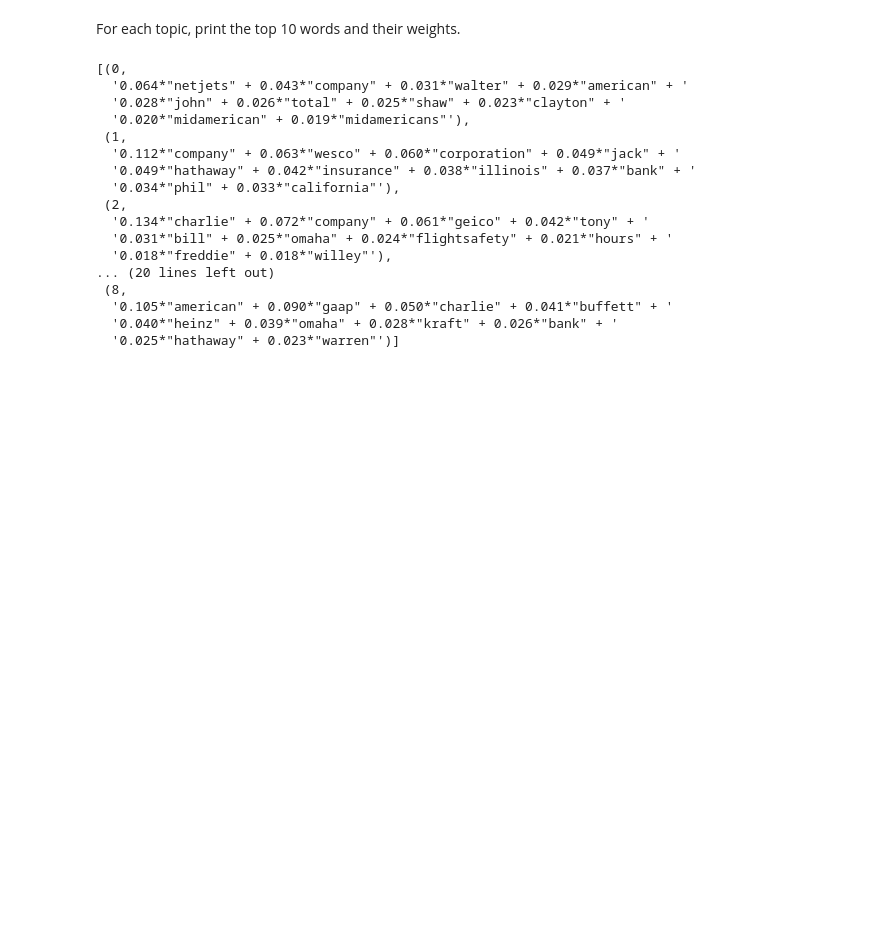
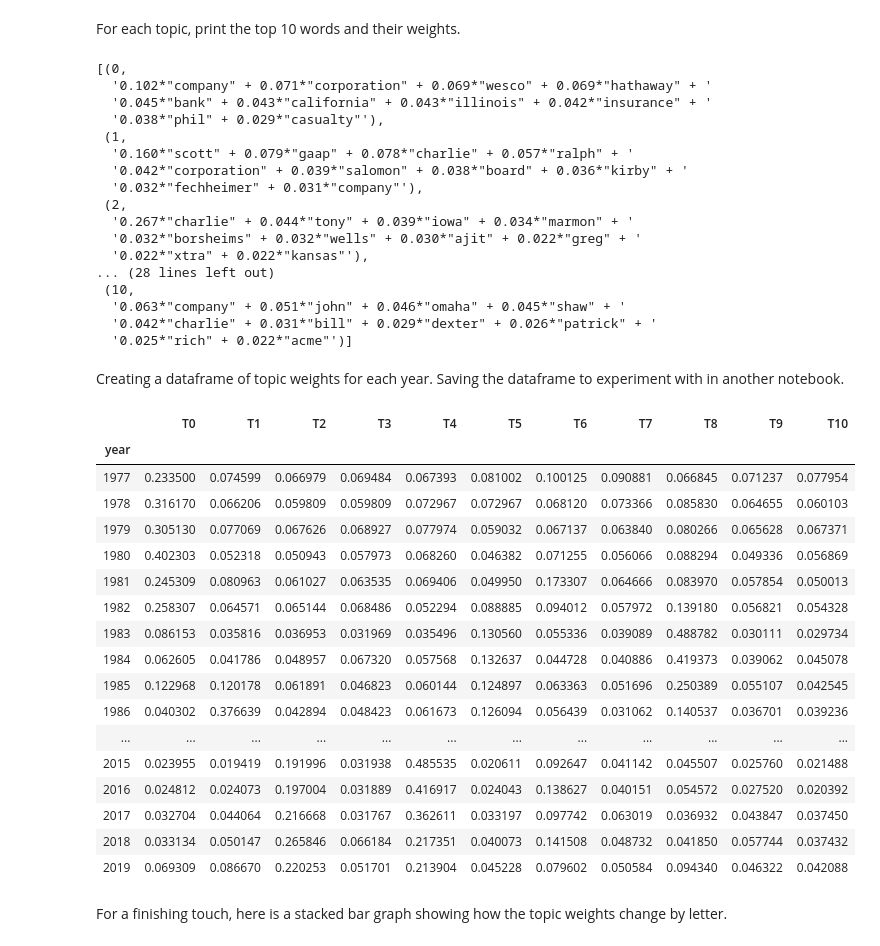
Before and after one commit to tomhalloin/berkshire, a Jupyter notebook: Berkshire.ipynb, the cells around one changed output. Drawn from its saved outputs; the diff is of its cells as text; code cells hidden in the pictures; blank space fills up the shorter version.

```diff
--- a/Berkshire.ipynb
+++ b/Berkshire.ipynb
@@ -439,22 +438,57 @@ For each topic, print the top 10 words and their weights.
 # later on, load trained model from file
 model = gensim.models.LdaModel.load('mallet.model')
 
-pprint.pprint(model.show_topics(num_topics=NUM_TOPICS, num_words=10, formatted=True))
+pprint.pprint(model.show_topics(num_topics=11, num_words=10, formatted=True))
 # %% [output]
 [(0,
-  '0.064*"netjets" + 0.043*"company" + 0.031*"walter" + 0.029*"american" + '
-  '0.028*"john" + 0.026*"total" + 0.025*"shaw" + 0.023*"clayton" + '
-  '0.020*"midamerican" + 0.019*"midamericans"'),
+  '0.102*"company" + 0.071*"corporation" + 0.069*"wesco" + 0.069*"hathaway" + '
+  '0.045*"bank" + 0.043*"california" + 0.043*"illinois" + 0.042*"insurance" + '
+  '0.038*"phil" + 0.029*"casualty"'),
  (1,
-  '0.112*"company" + 0.063*"wesco" + 0.060*"corporation" + 0.049*"jack" + '
-  '0.049*"hathaway" + 0.042*"insurance" + 0.038*"illinois" + 0.037*"bank" + '
-  '0.034*"phil" + 0.033*"california"'),
+  '0.160*"scott" + 0.079*"gaap" + 0.078*"charlie" + 0.057*"ralph" + '
+  '0.042*"corporation" + 0.039*"salomon" + 0.038*"board" + 0.036*"kirby" + '
+  '0.032*"fechheimer" + 0.031*"company"'),
  (2,
-  '0.134*"charlie" + 0.072*"company" + 0.061*"geico" + 0.042*"tony" + '
-  '0.031*"bill" + 0.025*"omaha" + 0.024*"flightsafety" + 0.021*"hours" + '
-  '0.018*"freddie" + 0.018*"willey"'),
-... (20 lines left out)
- (8,
-  '0.105*"american" + 0.090*"gaap" + 0.050*"charlie" + 0.041*"buffett" + '
-  '0.040*"heinz" + 0.039*"omaha" + 0.028*"kraft" + 0.026*"bank" + '
-  '0.025*"hathaway" + 0.023*"warren"')]
+  '0.267*"charlie" + 0.044*"tony" + 0.039*"iowa" + 0.034*"marmon" + '
+  '0.032*"borsheims" + 0.032*"wells" + 0.030*"ajit" + 0.022*"greg" + '
+  '0.022*"xtra" + 0.022*"kansas"'),
+... (28 lines left out)
+ (10,
+  '0.063*"company" + 0.051*"john" + 0.046*"omaha" + 0.045*"shaw" + '
+  '0.042*"charlie" + 0.031*"bill" + 0.029*"dexter" + 0.026*"patrick" + '
+  '0.025*"rich" + 0.022*"acme"')]
+# %% [markdown]
+Creating a dataframe of topic weights for each year. Saving the dataframe to experiment with in another notebook.
+# %%
+NUM_TOPICS = 11
+df = pd.DataFrame(model[corpus])
+topic_weights = df.applymap(lambda x: x[1])
+topic_weights['year'] = [x for x in range(1977, 2020)]
+
+topic_weights = topic_weights.set_index('year')
+topic_names = [f'T{x}' for x in range(NUM_TOPICS)]
+topic_weights.columns = topic_names
+topic_weights.to_csv('topic_weights.csv')
+# %%
+topic_weights
+# %% [output]
+|  | T0 | T1 | T2 | T3 | T4 | T5 | T6 | T7 | T8 | T9 | T10 |
+| year |  |  |  |  |  |  |  |  |  |  |  |
+| 1977 | 0.233500 | 0.074599 | 0.066979 | 0.069484 | 0.067393 | 0.081002 | 0.100125 | 0.090881 | 0.066845 | 0.071237 | 0.077954 |
+| 1978 | 0.316170 | 0.066206 | 0.059809 | 0.059809 | 0.072967 | 0.072967 | 0.068120 | 0.073366 | 0.085830 | 0.064655 | 0.060103 |
+| 1979 | 0.305130 | 0.077069 | 0.067626 | 0.068927 | 0.077974 | 0.059032 | 0.067137 | 0.063840 | 0.080266 | 0.065628 | 0.067371 |
+| 1980 | 0.402303 | 0.052318 | 0.050943 | 0.057973 | 0.068260 | 0.046382 | 0.071255 | 0.056066 | 0.088294 | 0.049336 | 0.056869 |
+| 1981 | 0.245309 | 0.080963 | 0.061027 | 0.063535 | 0.069406 | 0.049950 | 0.173307 | 0.064666 | 0.083970 | 0.057854 | 0.050013 |
+| 1982 | 0.258307 | 0.064571 | 0.065144 | 0.068486 | 0.052294 | 0.088885 | 0.094012 | 0.057972 | 0.139180 | 0.056821 | 0.054328 |
+| 1983 | 0.086153 | 0.035816 | 0.036953 | 0.031969 | 0.035496 | 0.130560 | 0.055336 | 0.039089 | 0.488782 | 0.030111 | 0.029734 |
+| 1984 | 0.062605 | 0.041786 | 0.048957 | 0.067320 | 0.057568 | 0.132637 | 0.044728 | 0.040886 | 0.419373 | 0.039062 | 0.045078 |
+| 1985 | 0.122968 | 0.120178 | 0.061891 | 0.046823 | 0.060144 | 0.124897 | 0.063363 | 0.051696 | 0.250389 | 0.055107 | 0.042545 |
+| 1986 | 0.040302 | 0.376639 | 0.042894 | 0.048423 | 0.061673 | 0.126094 | 0.056439 | 0.031062 | 0.140537 | 0.036701 | 0.039236 |
+| ... | ... | ... | ... | ... | ... | ... | ... | ... | ... | ... | ... |
+| 2015 | 0.023955 | 0.019419 | 0.191996 | 0.031938 | 0.485535 | 0.020611 | 0.092647 | 0.041142 | 0.045507 | 0.025760 | 0.021488 |
+| 2016 | 0.024812 | 0.024073 | 0.197004 | 0.031889 | 0.416917 | 0.024043 | 0.138627 | 0.040151 | 0.054572 | 0.027520 | 0.020392 |
+| 2017 | 0.032704 | 0.044064 | 0.216668 | 0.031767 | 0.362611 | 0.033197 | 0.097742 | 0.063019 | 0.036932 | 0.043847 | 0.037450 |
+| 2018 | 0.033134 | 0.050147 | 0.265846 | 0.066184 | 0.217351 | 0.040073 | 0.141508 | 0.048732 | 0.041850 | 0.057744 | 0.037432 |
+| 2019 | 0.069309 | 0.086670 | 0.220253 | 0.051701 | 0.213904 | 0.045228 | 0.079602 | 0.050584 | 0.094340 | 0.046322 | 0.042088 |
+# %% [markdown]
+For a finishing touch, here is a stacked bar graph showing how the topic weights change by letter.
```
Also changed, not shown: parts of 9 cells of this notebook.
